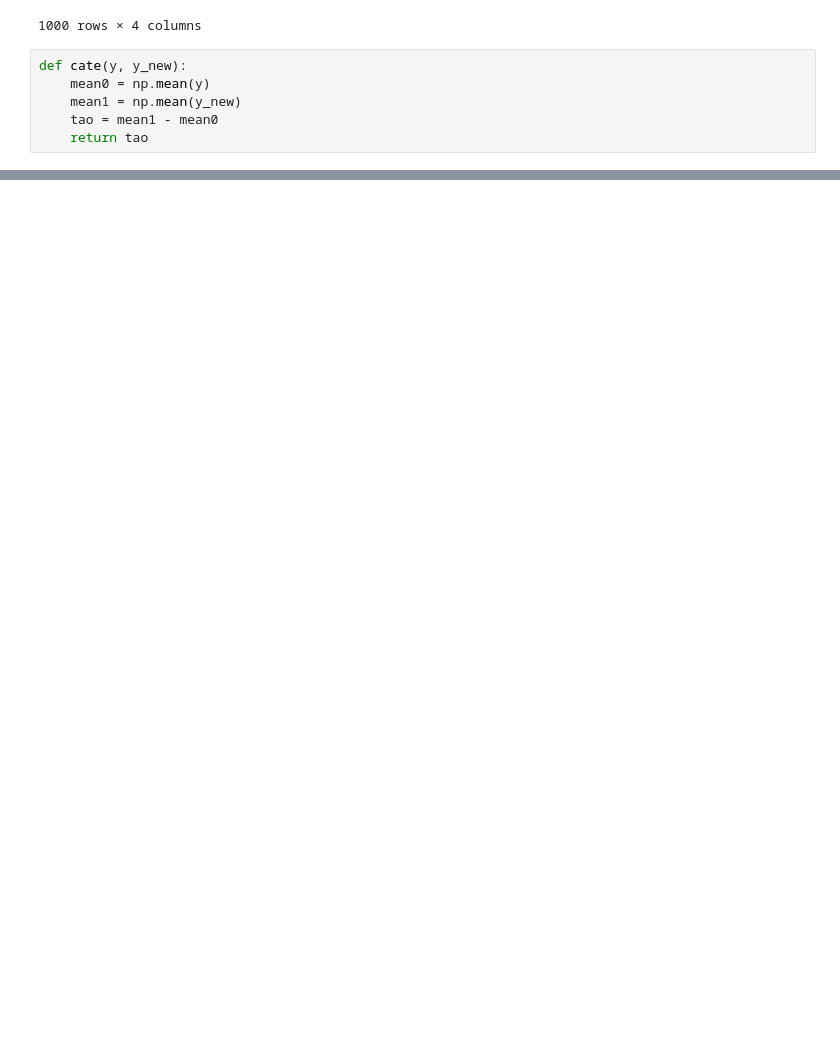
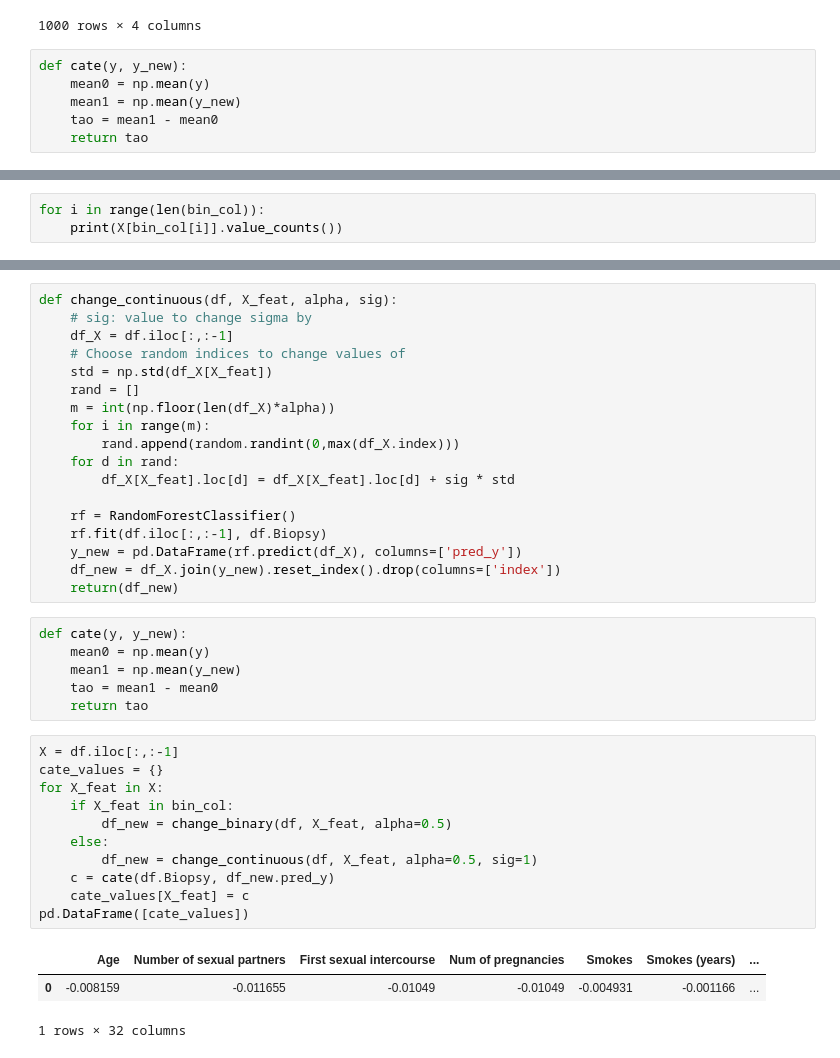
Before and after one commit to mixerupper/ice_feature_impact, a Jupyter notebook: notebooks/cate.ipynb, the cells around one changed output, grey strips where cells are left out. Cells and saved outputs as stored; diff of their text form; blank space fills up the shorter version.

Commit message:
added randomized cate

```diff
--- a/notebooks/cate.ipynb
+++ b/notebooks/cate.ipynb
@@ -138,0 +194,3 @@ pd.DataFrame([plus_cate])
+# %%
+for i in range(len(bin_col)):
+    print(X[bin_col[i]].value_counts())
@@ -138,0 +236,39 @@ pd.DataFrame([plus_cate])
+# %%
+def change_continuous(df, X_feat, alpha, sig):
+    # sig: value to change sigma by
+    df_X = df.iloc[:,:-1]
+    # Choose random indices to change values of
+    std = np.std(df_X[X_feat])
+    rand = []
+    m = int(np.floor(len(df_X)*alpha))
+    for i in range(m):
+        rand.append(random.randint(0,max(df_X.index)))
+    for d in rand:
+        df_X[X_feat].loc[d] = df_X[X_feat].loc[d] + sig * std
+
+    rf = RandomForestClassifier()
+    rf.fit(df.iloc[:,:-1], df.Biopsy)
+    y_new = pd.DataFrame(rf.predict(df_X), columns=['pred_y'])
+    df_new = df_X.join(y_new).reset_index().drop(columns=['index'])
+    return(df_new)
+# %%
+def cate(y, y_new):
+    mean0 = np.mean(y)
+    mean1 = np.mean(y_new)
+    tao = mean1 - mean0
+    return tao
+# %%
+X = df.iloc[:,:-1]
+cate_values = {}
+for X_feat in X:
+    if X_feat in bin_col:
+        df_new = change_binary(df, X_feat, alpha=0.5)
+    else:
+        df_new = change_continuous(df, X_feat, alpha=0.5, sig=1)
+    c = cate(df.Biopsy, df_new.pred_y)
+    cate_values[X_feat] = c
+pd.DataFrame([cate_values])
+# %% [output]
+|  | Age | Number of sexual partners | First sexual intercourse | Num of pregnancies | Smokes | Smokes (years) | ... |
+| 0 | -0.008159 | -0.011655 | -0.01049 | -0.01049 | -0.004931 | -0.001166 | ... |
+1 rows × 32 columns
```
Also changed, not shown: parts of 13 cells of this notebook, 2 other files.
